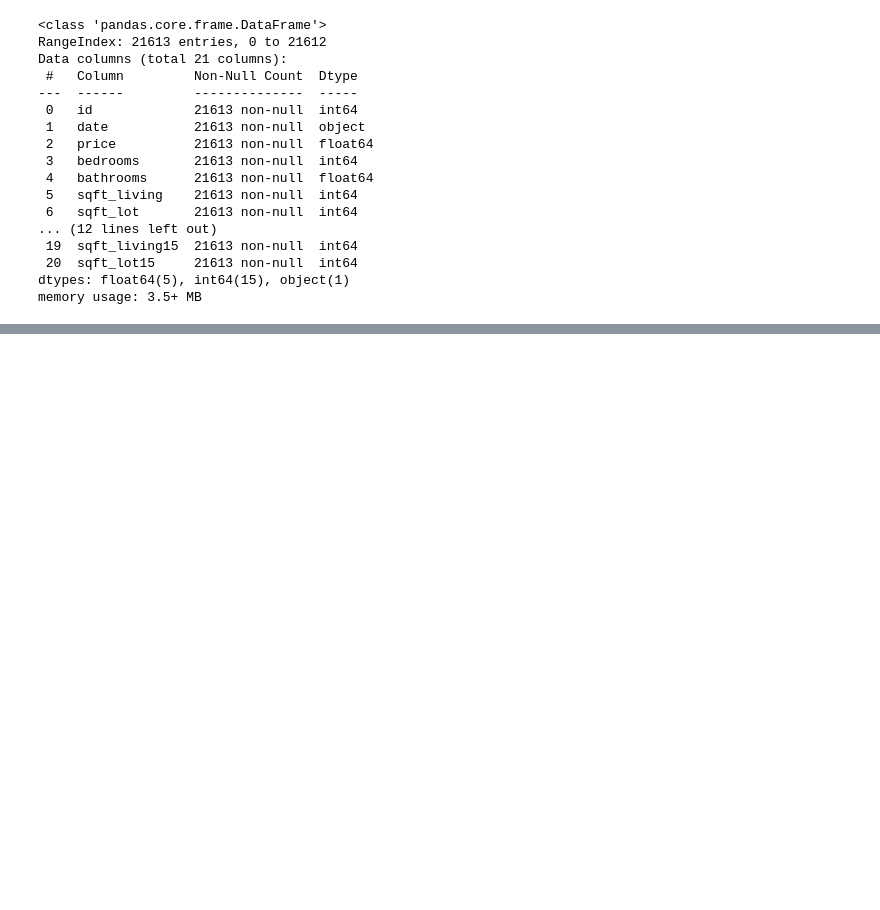
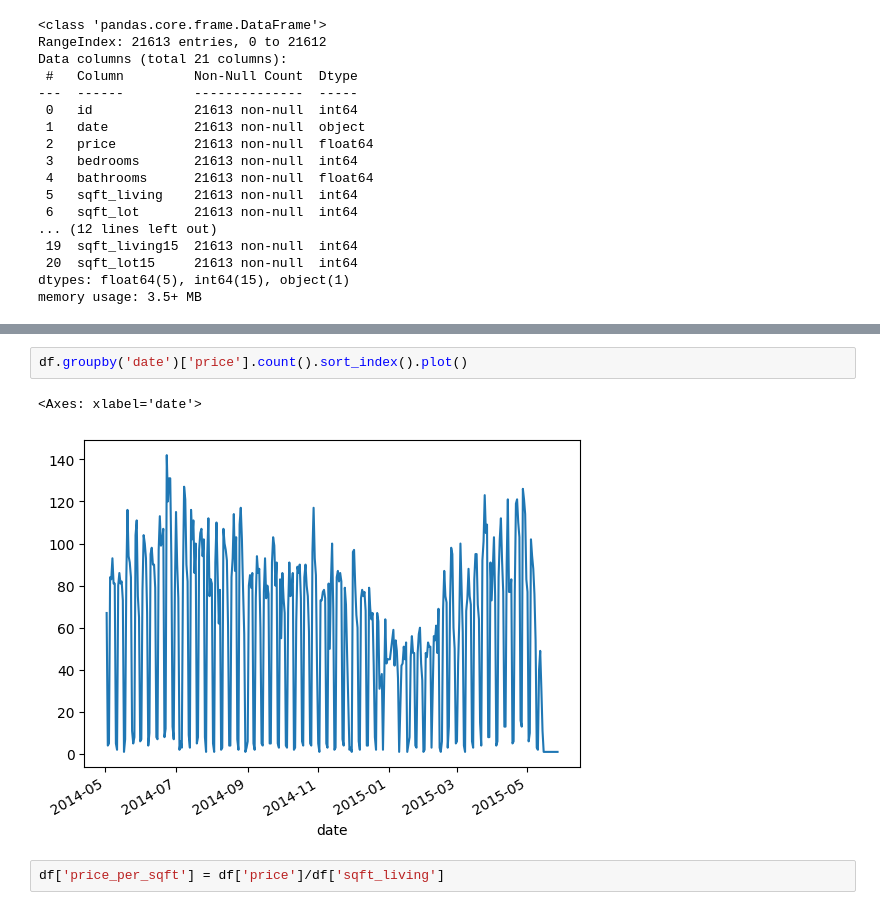
Before and after one commit to richard2323233/schulich_data_science, a Jupyter notebook: class 3.ipynb, the cells around one changed output, grey strips where cells are left out. Drawn from its saved outputs; the diff is of its cells as text; blank space fills up the shorter version.

```diff
--- a/class 3.ipynb
+++ b/class 3.ipynb
@@ -51,0 +60,7 @@ df.describe()
+# %%
+df.groupby('date')['price'].count().sort_index().plot()
+# %% [output]
+<Axes: xlabel='date'>
+[figure, added]
+# %%
+df['price_per_sqft'] = df['price']/df['sqft_living']
```
Also changed, not shown: parts of 15 cells of this notebook.
